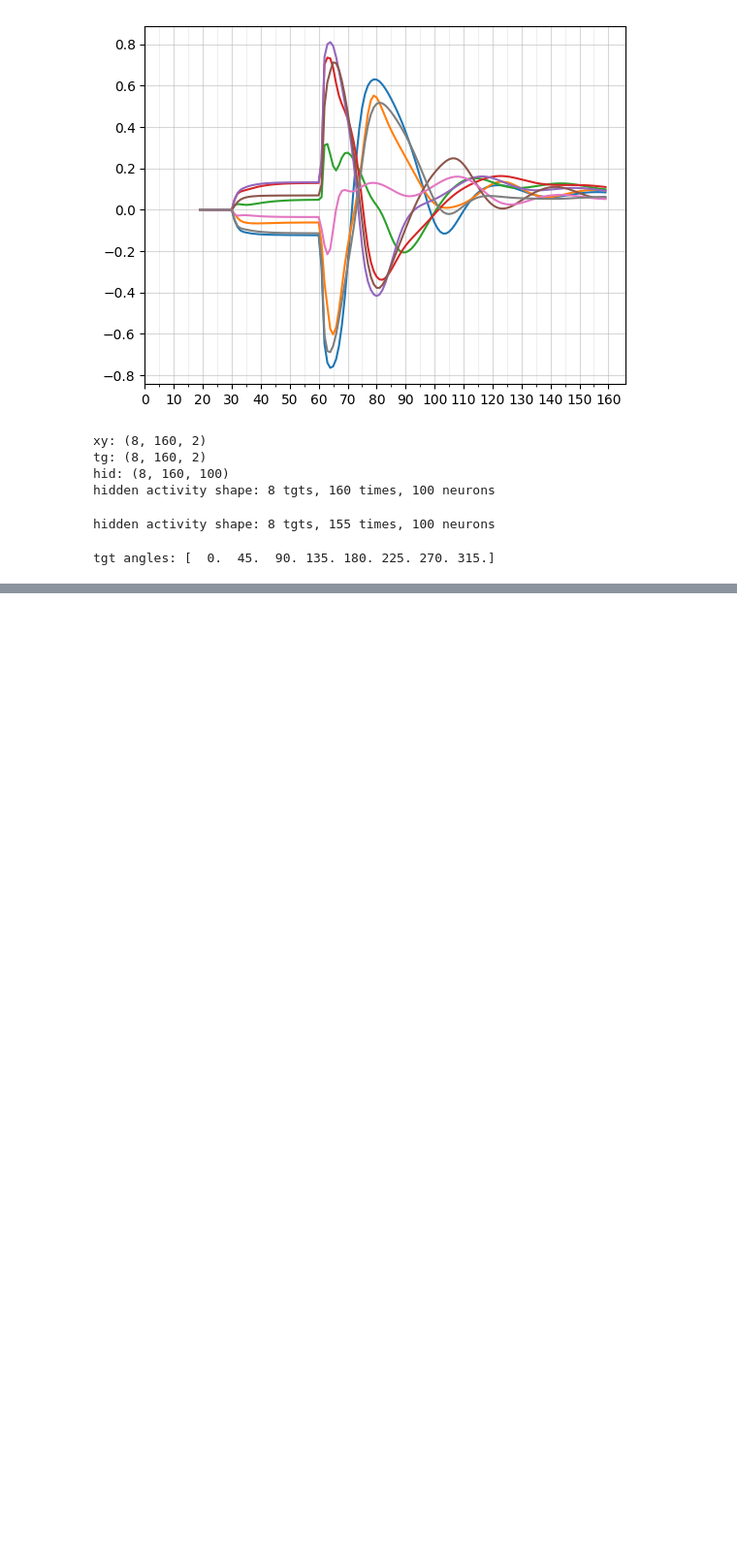
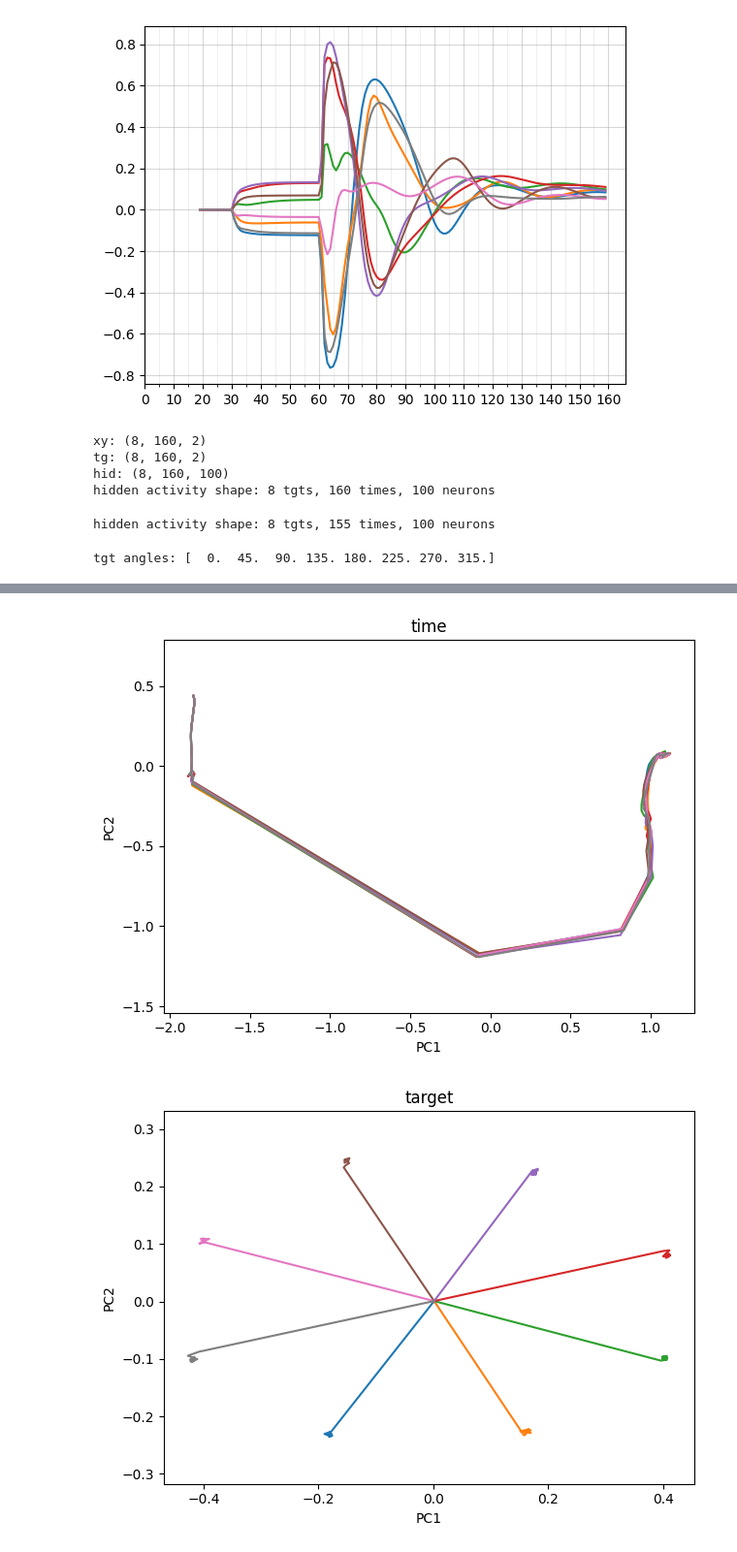
Before and after one commit to paulgribble/motornet_centerout, a Jupyter notebook: golook.ipynb, the cells around one changed output, grey strips where cells are left out. Shown at 97% size. Drawn from its saved outputs; the diff is of its cells as text; code cells hidden in the pictures; blank space fills up the shorter version.

```diff
--- a/golook.ipynb
+++ b/golook.ipynb
@@ -159,0 +166,14 @@ dict_keys(['t', 'a', 'ta'])
+# %%
+for i, (k, d) in enumerate(hid_new.items()):
+    fig,ax = plt.subplots()
+    fig.set_tight_layout(True)
+    for i_tgt in range(n_tgt):
+        ax.plot(d[0,:,i_tgt],d[1,:,i_tgt],'-')
+    ax.set_xlabel('PC1')
+    ax.set_ylabel('PC2')
+    ax.set_title(legend[k])
+    ax.axis('equal')
+plt.show()
+# %% [output]
+[figure, added]
+[figure, added]
```
Also changed, not shown: parts of 3 cells of this notebook.
